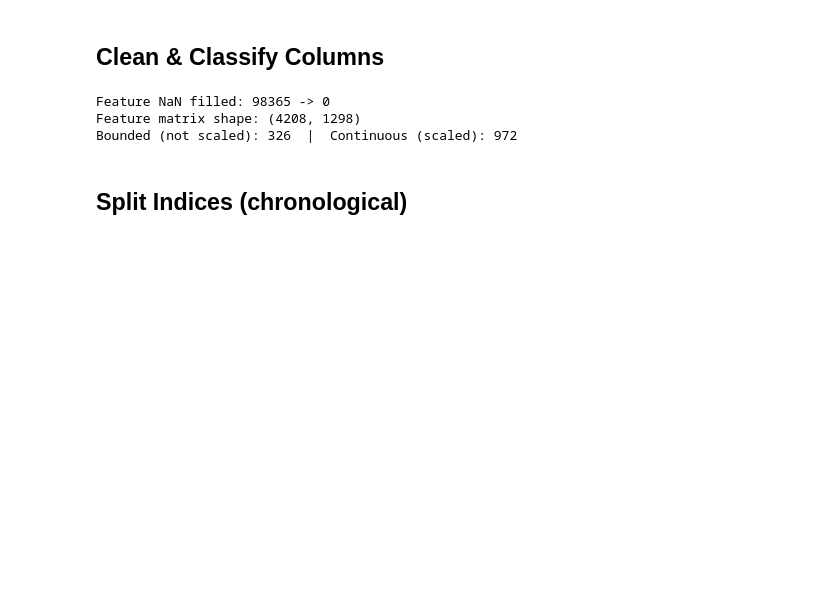
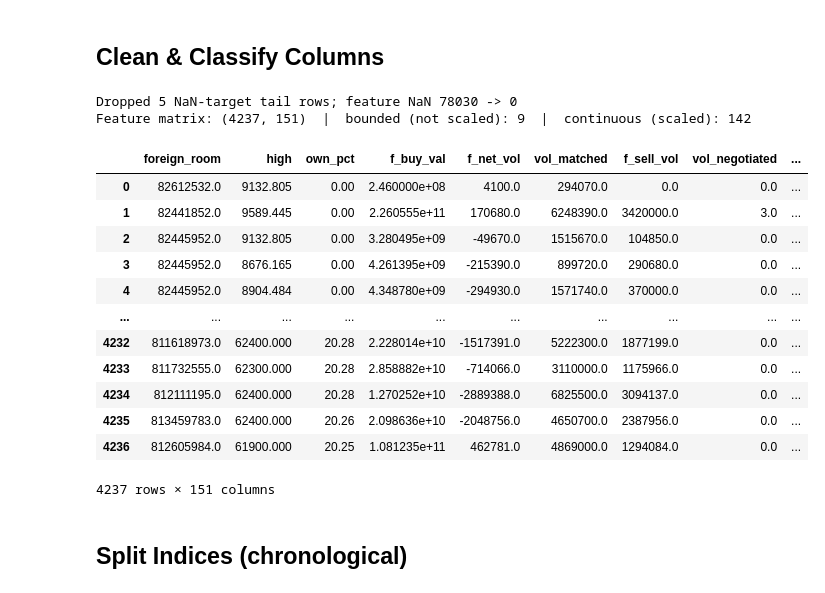
Before and after one commit to DucTrung1802/master-thesis, a Jupyter notebook: src/train_test_creator/train_test_creator.ipynb, the cells around one changed output. Saved outputs shown, nothing was run; the diff lists cells and outputs as text; code cells hidden in the pictures; blank space fills up the shorter version.

```diff
--- a/src/train_test_creator/train_test_creator.ipynb
+++ b/src/train_test_creator/train_test_creator.ipynb
@@ -310,39 +111,51 @@ Assembled feature_df: (4208, 1298)
 # %% [markdown]
 ## Clean & Classify Columns
 # %%
-# Coerce any non-numeric / bool feature columns to numeric
-obj_cols = feature_df.select_dtypes(include=["object"]).columns.tolist()
-for c in obj_cols:
-    feature_df[c] = pd.to_numeric(feature_df[c], errors="coerce")
-bool_cols = feature_df.select_dtypes(include=["bool"]).columns.tolist()
-for c in bool_cols:
-    feature_df[c] = feature_df[c].astype(int)
-if obj_cols:
-    print(f"Coerced object columns to numeric: {obj_cols}")
+# Drop the NaN-target tail (last TARGET_HORIZON rows have an incomplete future)
+df_clean = df.dropna(subset=[TARGET_COLUMN]).reset_index(drop=True)
+dates = pd.to_datetime(df_clean[DATE_COL])
+target_series = pd.to_numeric(df_clean[TARGET_COLUMN], errors="coerce")
 
-# Forward-fill then back-fill NaN (indicator warmups, early rolling windows)
-nan_before = feature_df.isna().sum().sum()
+# Features = every view column except date + target (already selected upstream)
+feature_cols = [c for c in df_clean.columns if c not in (DATE_COL, TARGET_COLUMN)]
+feature_df = df_clean[feature_cols].apply(pd.to_numeric, errors="coerce")
+
+# Fill NaN (macro leading gaps, TA warmup) — forward then back fill
+nan_before = int(feature_df.isna().sum().sum())
 feature_df = feature_df.ffill().bfill()
-nan_after = feature_df.isna().sum().sum()
-print(f"Feature NaN filled: {nan_before} -> {nan_after}")
+nan_after = int(feature_df.isna().sum().sum())
+print(f"Dropped {len(df) - len(df_clean)} NaN-target tail rows; feature NaN {nan_before} -> {nan_after}")
 
-# Identify already-bounded columns that should NOT be scaled:
+# Bounded columns that should NOT be scaled:
 #   - cyclical encodings (sin/cos in [-1, 1])
-#   - binary 0/1 flags (TA crossovers, band flags, calendar flags)
+#   - binary 0/1 flags (calendar flags, TA crossover/band flags)
 cyclical_cols = [c for c in feature_df.columns if c.endswith("_sin") or c.endswith("_cos")]
 binary_cols = [
     c for c in feature_df.columns
     if set(feature_df[c].dropna().unique()).issubset({0, 1, 0.0, 1.0})
 ]
 bounded_cols = sorted(set(cyclical_cols) | set(binary_cols))
 scale_cols = [c for c in feature_df.columns if c not in set(bounded_cols)]
 
-print(f"Feature matrix shape: {feature_df.shape}")
-print(f"Bounded (not scaled): {len(bounded_cols)}  |  Continuous (scaled): {len(scale_cols)}")
+print(f"Feature matrix: {feature_df.shape}  |  bounded (not scaled): {len(bounded_cols)}"
+      f"  |  continuous (scaled): {len(scale_cols)}")
+feature_df
 # %% [output]
-Feature NaN filled: 98365 -> 0
-Feature matrix shape: (4208, 1298)
-Bounded (not scaled): 326  |  Continuous (scaled): 972
+Dropped 5 NaN-target tail rows; feature NaN 78030 -> 0
+Feature matrix: (4237, 151)  |  bounded (not scaled): 9  |  continuous (scaled): 142
+|  | foreign_room | high | own_pct | f_buy_val | f_net_vol | vol_matched | f_sell_vol | vol_negotiated | ... |
+| 0 | 82612532.0 | 9132.805 | 0.00 | 2.460000e+08 | 4100.0 | 294070.0 | 0.0 | 0.0 | ... |
+| 1 | 82441852.0 | 9589.445 | 0.00 | 2.260555e+11 | 170680.0 | 6248390.0 | 3420000.0 | 3.0 | ... |
+| 2 | 82445952.0 | 9132.805 | 0.00 | 3.280495e+09 | -49670.0 | 1515670.0 | 104850.0 | 0.0 | ... |
+| 3 | 82445952.0 | 8676.165 | 0.00 | 4.261395e+09 | -215390.0 | 899720.0 | 290680.0 | 0.0 | ... |
+| 4 | 82445952.0 | 8904.484 | 0.00 | 4.348780e+09 | -294930.0 | 1571740.0 | 370000.0 | 0.0 | ... |
+| ... | ... | ... | ... | ... | ... | ... | ... | ... | ... |
+| 4232 | 811618973.0 | 62400.000 | 20.28 | 2.228014e+10 | -1517391.0 | 5222300.0 | 1877199.0 | 0.0 | ... |
+| 4233 | 811732555.0 | 62300.000 | 20.28 | 2.858882e+10 | -714066.0 | 3110000.0 | 1175966.0 | 0.0 | ... |
+| 4234 | 812111195.0 | 62400.000 | 20.28 | 1.270252e+10 | -2889388.0 | 6825500.0 | 3094137.0 | 0.0 | ... |
+| 4235 | 813459783.0 | 62400.000 | 20.26 | 2.098636e+10 | -2048756.0 | 4650700.0 | 2387956.0 | 0.0 | ... |
+| 4236 | 812605984.0 | 61900.000 | 20.25 | 1.081235e+11 | 462781.0 | 4869000.0 | 1294084.0 | 0.0 | ... |
+4237 rows × 151 columns
 # %% [markdown]
 ## Split Indices (chronological)
 # %%
```
Also changed, not shown: parts of 18 cells of this notebook, 2 other files.
